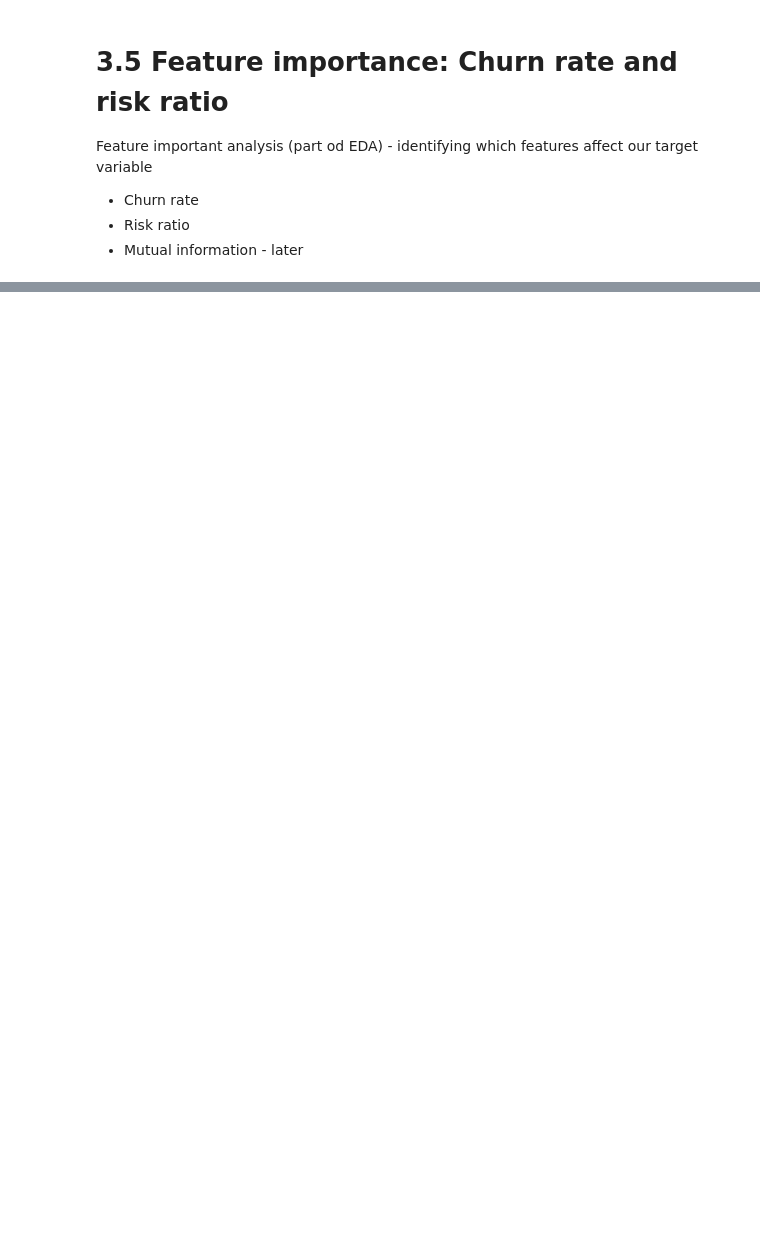
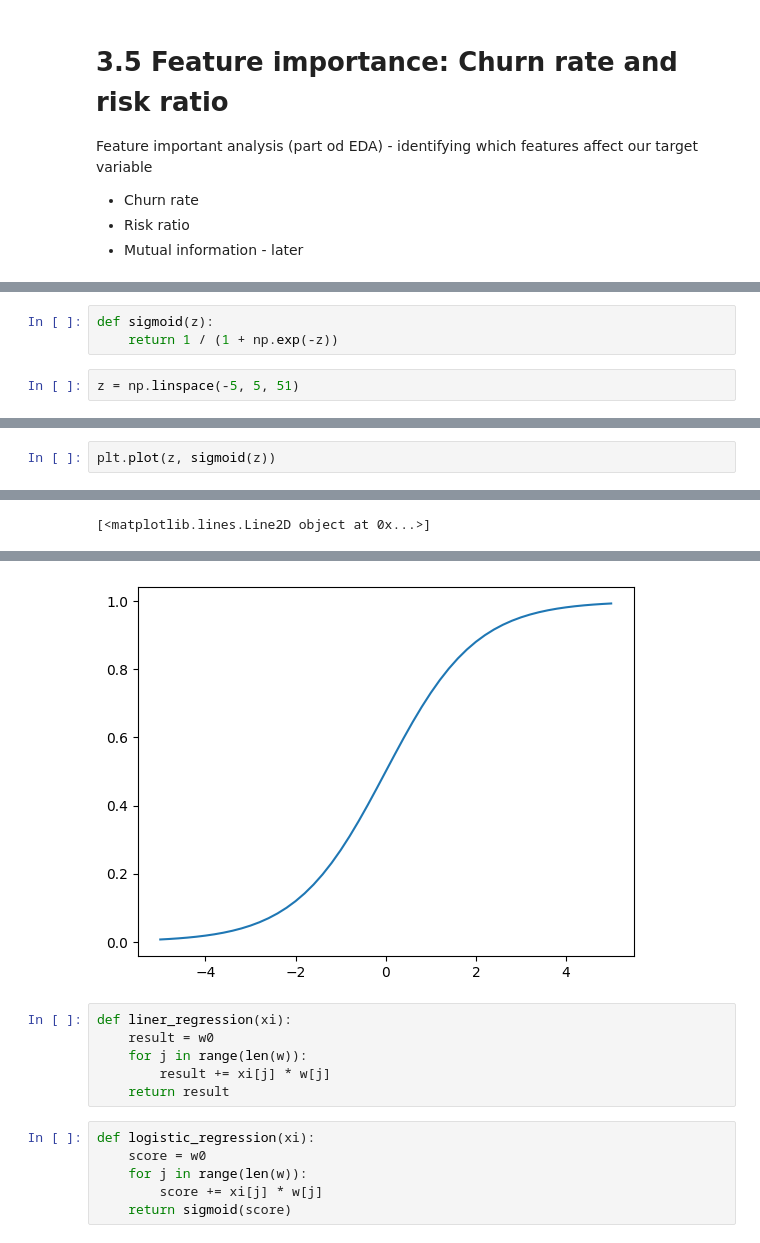
Before and after one commit to idebasishbose/MLZoomcamp2024, a Jupyter notebook: exercises/chapter-03-churn-prediction/03-churn.ipynb, the cells around one changed output, grey strips where cells are left out. Drawn from its saved outputs; the diff is of its cells as text; blank space fills up the shorter version.

```diff
--- a/exercises/chapter-03-churn-prediction/03-churn.ipynb
+++ b/exercises/chapter-03-churn-prediction/03-churn.ipynb
@@ -285,0 +501,5 @@ Feature important analysis (part od EDA) - identifying which features affect our
+# %%
+def sigmoid(z):
+    return 1 / (1 + np.exp(-z))
+# %%
+z = np.linspace(-5, 5, 51)
@@ -285,0 +521,3 @@ Feature important analysis (part od EDA) - identifying which features affect our
+# %%
+plt.plot(z, sigmoid(z))
+# %% [output]
@@ -285,0 +525 @@ Feature important analysis (part od EDA) - identifying which features affect our
+[<matplotlib.lines.Line2D object at 0x...>]
@@ -285,0 +527,13 @@ Feature important analysis (part od EDA) - identifying which features affect our
+[figure, added]
+# %%
+def liner_regression(xi):
+    result = w0
+    for j in range(len(w)):
+        result += xi[j] * w[j]
+    return result
+# %%
+def logistic_regression(xi):
+    score = w0
+    for j in range(len(w)):
+        score += xi[j] * w[j]
+    return sigmoid(score)
```
Also changed, not shown: parts of 100 cells of this notebook, 2 other files.
